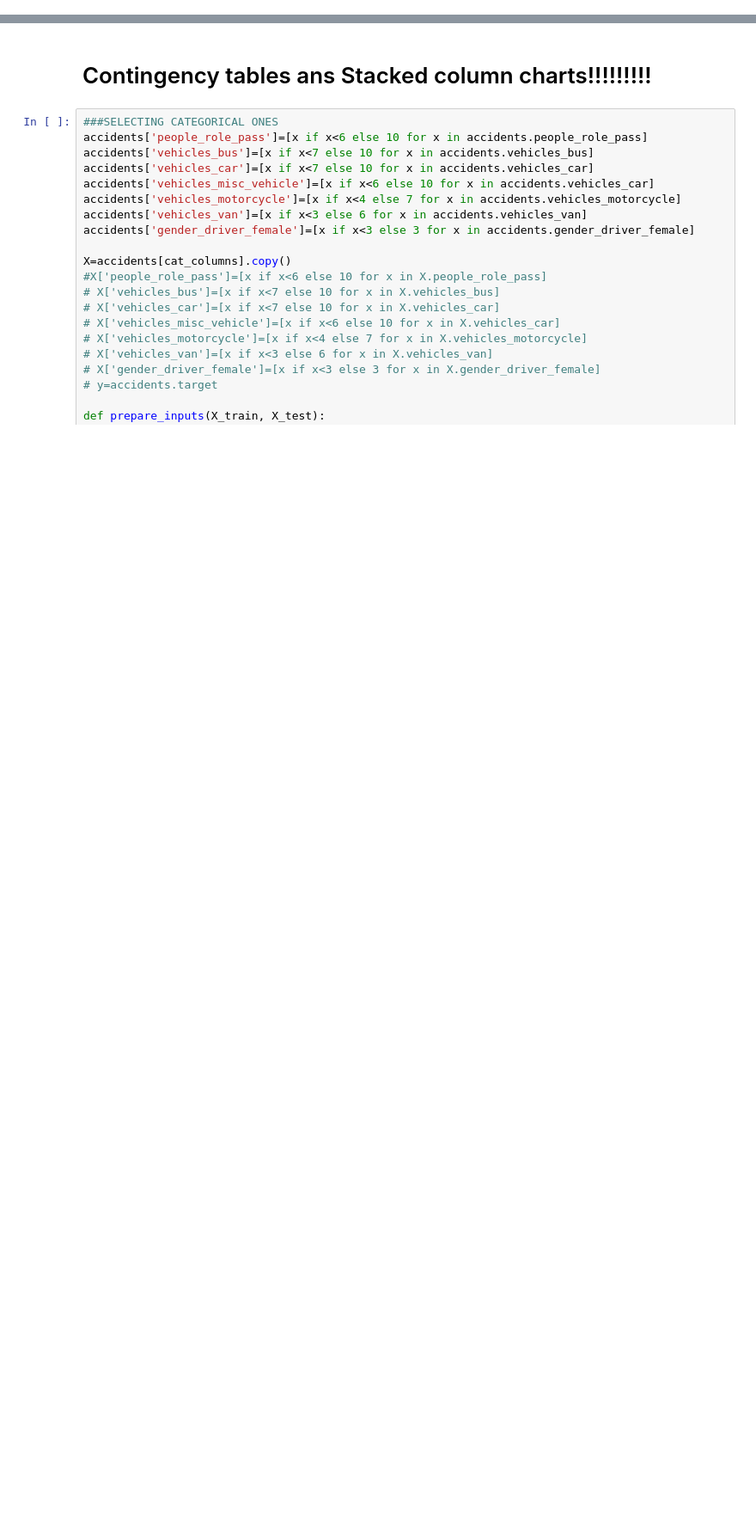
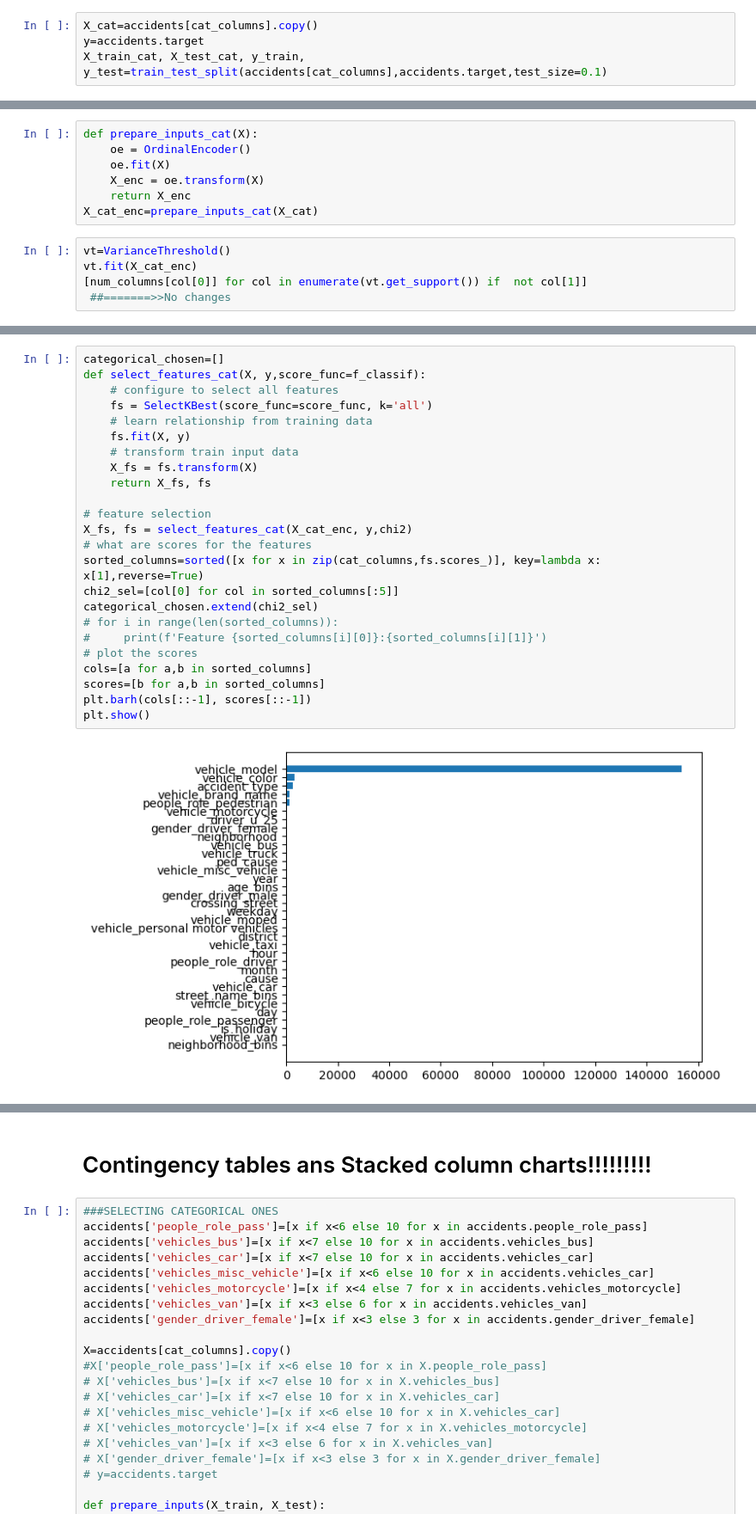
Before and after one commit to AlexChicote/BarcelonaAccidents2024, a Jupyter notebook: modeling/SelectingFeaturesBA.ipynb, the cells around one changed output, grey strips where cells are left out. Shown: that part at 86% size. Drawn from its saved outputs; the diff is of its cells as text; blank space fills up the shorter version.

```diff
--- a/modeling/SelectingFeaturesBA.ipynb
+++ b/modeling/SelectingFeaturesBA.ipynb
@@ -354,0 +339,4 @@ cat_columns=[col for col in cat_columns if col not in removed_columns]
+# %%
+X_cat=accidents[cat_columns].copy()
+y=accidents.target
+X_train_cat, X_test_cat, y_train, y_test=train_test_split(accidents[cat_columns],accidents.target,test_size=0.1)
@@ -354,0 +349,12 @@ cat_columns=[col for col in cat_columns if col not in removed_columns]
+# %%
+def prepare_inputs_cat(X):
+    oe = OrdinalEncoder()
+    oe.fit(X)
+    X_enc = oe.transform(X)
+    return X_enc
+X_cat_enc=prepare_inputs_cat(X_cat)
+# %%
+vt=VarianceThreshold()
+vt.fit(X_cat_enc)
+[num_columns[col[0]] for col in enumerate(vt.get_support()) if  not col[1]]
+ ##=======>>No changes
@@ -354,0 +370,26 @@ cat_columns=[col for col in cat_columns if col not in removed_columns]
+# %%
+categorical_chosen=[]
+def select_features_cat(X, y,score_func=f_classif):
+    # configure to select all features
+    fs = SelectKBest(score_func=score_func, k='all')
+    # learn relationship from training data
+    fs.fit(X, y)
+    # transform train input data
+    X_fs = fs.transform(X)
+    return X_fs, fs
+
+# feature selection
+X_fs, fs = select_features_cat(X_cat_enc, y,chi2)
+# what are scores for the features
+sorted_columns=sorted([x for x in zip(cat_columns,fs.scores_)], key=lambda x: x[1],reverse=True)
+chi2_sel=[col[0] for col in sorted_columns[:5]]
+categorical_chosen.extend(chi2_sel)
+# for i in range(len(sorted_columns)):
+#     print(f'Feature {sorted_columns[i][0]}:{sorted_columns[i][1]}')
+# plot the scores
+cols=[a for a,b in sorted_columns]
+scores=[b for a,b in sorted_columns]
+plt.barh(cols[::-1], scores[::-1])
+plt.show()
+# %% [output]
+[figure, added]
```
Also changed, not shown: parts of 83 cells of this notebook, 10 other files.
